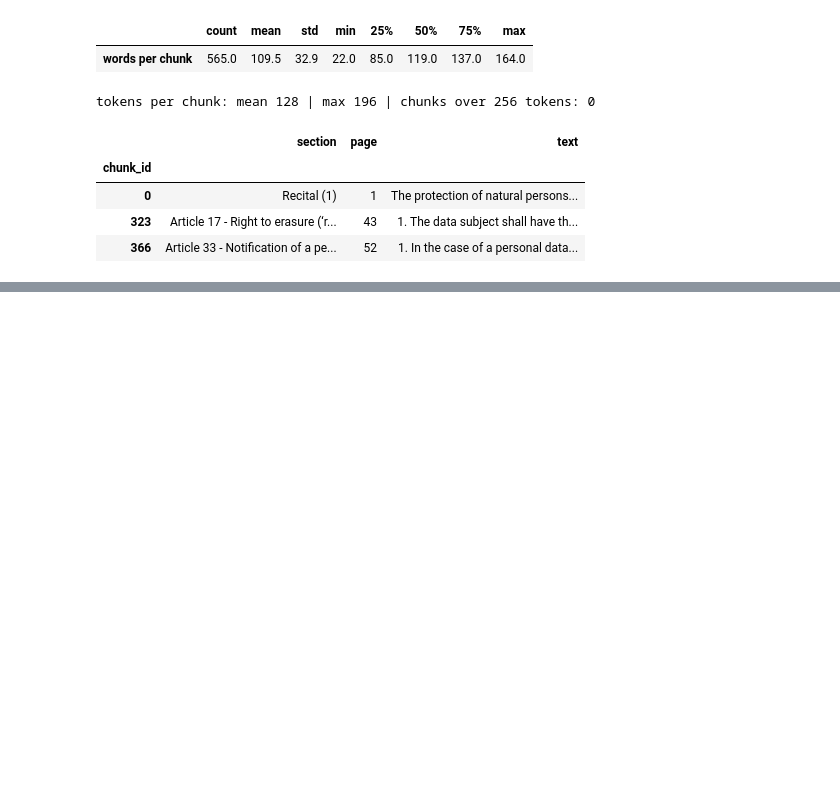
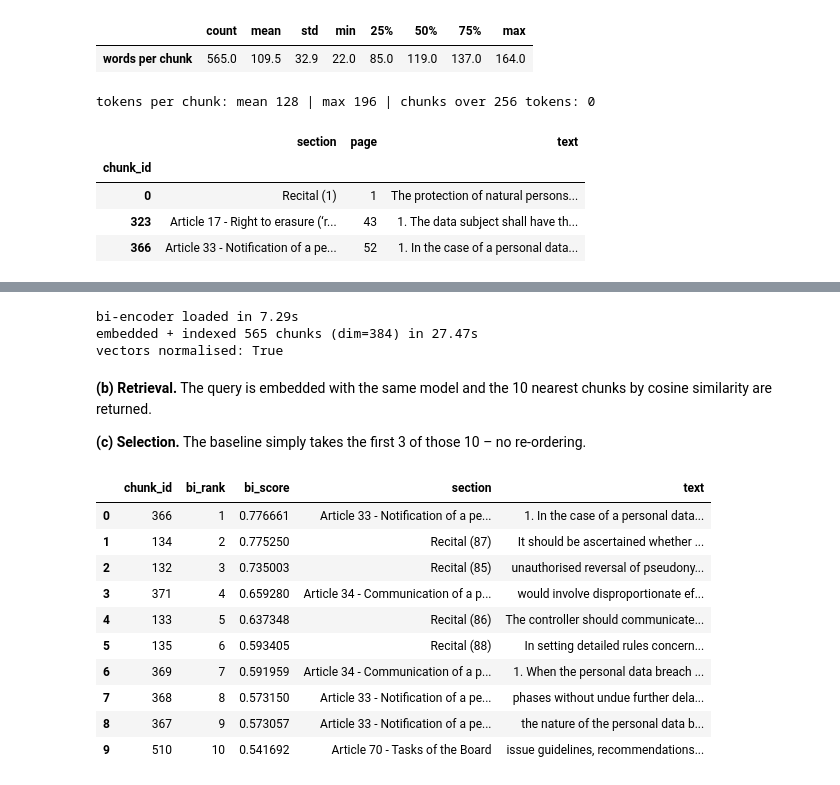
Before and after one commit to Sourav-Nath-01/RAG-Assignment-Baseline-vs.-Re-Ranking, a Jupyter notebook: RAG_Reranking.ipynb, the cells around one changed output, grey strips where cells are left out. Drawn from its saved outputs; the diff is of its cells as text; code cells hidden in the pictures; blank space fills up the shorter version.

Commit message:
Add bi-encoder baseline retrieval with a FAISS inner-product index

```diff
--- a/RAG_Reranking.ipynb
+++ b/RAG_Reranking.ipynb
@@ -285,0 +294,53 @@ tokens per chunk: mean 128 | max 196 | chunks over 256 tokens: 0
+# %%
+t0 = time.perf_counter()
+bi_encoder = SentenceTransformer(BI_ENCODER_NAME, device="cpu")
+bi_load_s = time.perf_counter() - t0
+
+t0 = time.perf_counter()
+chunk_emb = bi_encoder.encode(chunk_texts, batch_size=32, normalize_embeddings=True,
+                              convert_to_numpy=True, show_progress_bar=False).astype("float32")
+index = faiss.IndexFlatIP(chunk_emb.shape[1])
+index.add(chunk_emb)
+index_build_s = time.perf_counter() - t0
+
+print(f"bi-encoder loaded in {bi_load_s:.2f}s")
+print(f"embedded + indexed {index.ntotal} chunks (dim={chunk_emb.shape[1]}) in {index_build_s:.2f}s")
+print("vectors normalised:", np.allclose(np.linalg.norm(chunk_emb, axis=1), 1.0, atol=1e-4))
+# %% [output]
+bi-encoder loaded in 7.29s
+embedded + indexed 565 chunks (dim=384) in 27.47s
+vectors normalised: True
+# %% [markdown]
+**(b) Retrieval.** The query is embedded with the same model and the 10 nearest chunks by cosine similarity are returned.
+
+**(c) Selection.** The baseline simply takes the first 3 of those 10 – no re-ordering.
+# %%
+def retrieve_top_k(query, k=TOP_K):
+    # Bi-encoder retrieval: returns k candidates ordered by cosine similarity.
+    q_emb = bi_encoder.encode([query], normalize_embeddings=True, convert_to_numpy=True).astype("float32")
+    scores, ids = index.search(q_emb, k)
+    return [{"chunk_id": int(cid), "bi_rank": rank, "bi_score": float(s)}
+            for rank, (cid, s) in enumerate(zip(ids[0], scores[0]), start=1)]
+
+
+def baseline_top_n(candidates, n=TOP_N):
+    # Pipeline 1: take the Top-n straight from the bi-encoder order.
+    return candidates[:n]
+
+
+demo_q = "How quickly must a personal data breach be notified to the supervisory authority?"
+demo_top10 = retrieve_top_k(demo_q)
+pd.DataFrame(demo_top10).assign(section=lambda d: d.chunk_id.map(chunks_df.section),
+                                text=lambda d: d.chunk_id.map(chunks_df.text).str[:90])
+# %% [output]
+|  | chunk_id | bi_rank | bi_score | section | text |
+| 0 | 366 | 1 | 0.776661 | Article 33 - Notification of a pe... | 1. In the case of a personal data... |
+| 1 | 134 | 2 | 0.775250 | Recital (87) | It should be ascertained whether ... |
+| 2 | 132 | 3 | 0.735003 | Recital (85) | unauthorised reversal of pseudony... |
+| 3 | 371 | 4 | 0.659280 | Article 34 - Communication of a p... | would involve disproportionate ef... |
+| 4 | 133 | 5 | 0.637348 | Recital (86) | The controller should communicate... |
+| 5 | 135 | 6 | 0.593405 | Recital (88) | In setting detailed rules concern... |
+| 6 | 369 | 7 | 0.591959 | Article 34 - Communication of a p... | 1. When the personal data breach ... |
+| 7 | 368 | 8 | 0.573150 | Article 33 - Notification of a pe... | phases without undue further dela... |
+| 8 | 367 | 9 | 0.573057 | Article 33 - Notification of a pe... | the nature of the personal data b... |
+| 9 | 510 | 10 | 0.541692 | Article 70 - Tasks of the Board | issue guidelines, recommendations... |
```
Also changed, not shown: parts of 1 cell of this notebook.
